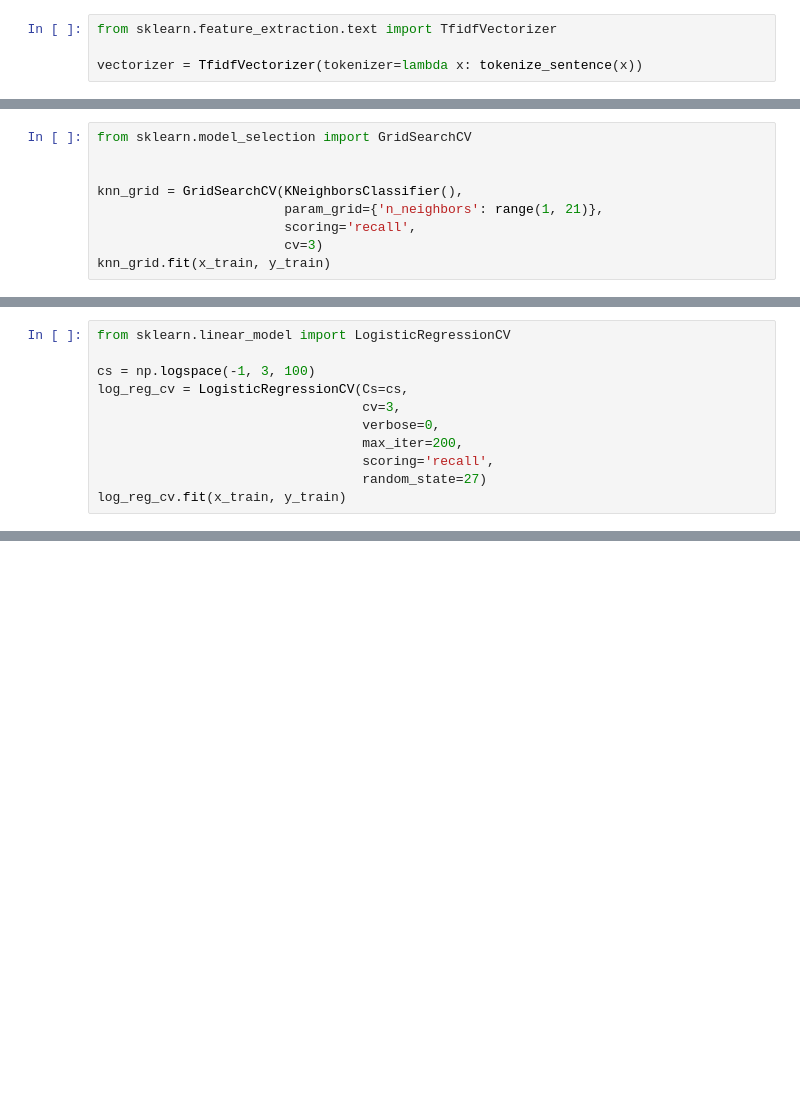
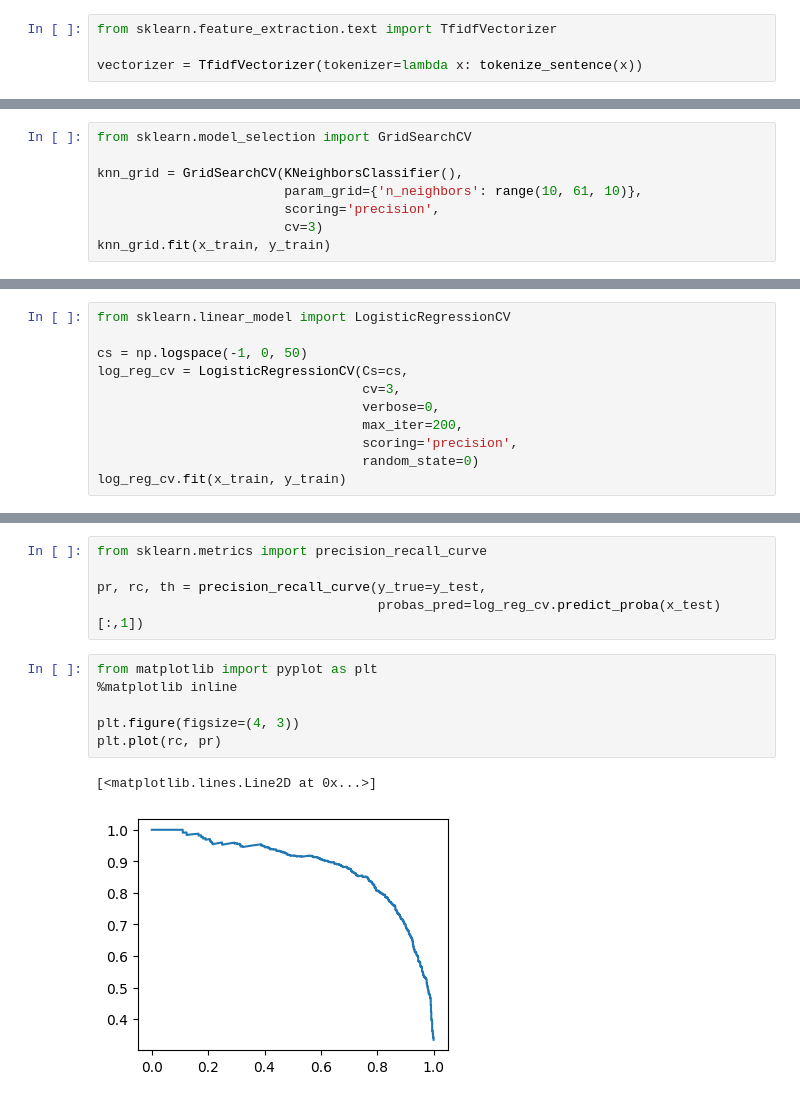
Before and after one commit to julianzim/toxic_comment_detection, a Jupyter notebook: toxic_comment_detection.ipynb, the cells around one changed output, grey strips where cells are left out. Cells and saved outputs as stored; diff of their text form; blank space fills up the shorter version.

Commit message:
introduced a focus on precision

```diff
--- a/toxic_comment_detection.ipynb
+++ b/toxic_comment_detection.ipynb
@@ -145,10 +157,9 @@ log_regr_roc_auc: 0.79178363345299
 # %%
 from sklearn.model_selection import GridSearchCV
 
-
 knn_grid = GridSearchCV(KNeighborsClassifier(),
-                        param_grid={'n_neighbors': range(1, 21)},
-                        scoring='recall',
+                        param_grid={'n_neighbors': range(10, 61, 10)},
+                        scoring='precision',
                         cv=3)
 knn_grid.fit(x_train, y_train)
 # %% [output]
@@ -184,12 +190,12 @@ weighted avg       0.78      0.78      0.78      2883
 # %%
 from sklearn.linear_model import LogisticRegressionCV
 
-cs = np.logspace(-1, 3, 100)
+cs = np.logspace(-1, 0, 50)
 log_reg_cv = LogisticRegressionCV(Cs=cs,
                                   cv=3,
                                   verbose=0,
                                   max_iter=200,
-                                  scoring='recall',
-                                  random_state=27)
+                                  scoring='precision',
+                                  random_state=0)
 log_reg_cv.fit(x_train, y_train)
 # %% [output]
@@ -230,0 +231,14 @@ weighted avg       0.87      0.87      0.87      2883
+# %%
+from sklearn.metrics import precision_recall_curve
+
+pr, rc, th = precision_recall_curve(y_true=y_test,
+                                    probas_pred=log_reg_cv.predict_proba(x_test)[:,1])
+# %%
+from matplotlib import pyplot as plt
+%matplotlib inline
+
+plt.figure(figsize=(4, 3))
+plt.plot(rc, pr)
+# %% [output]
+[<matplotlib.lines.Line2D at 0x...>]
+[figure, added]
```
Also changed, not shown: parts of 9 cells of this notebook, 1 other file.
